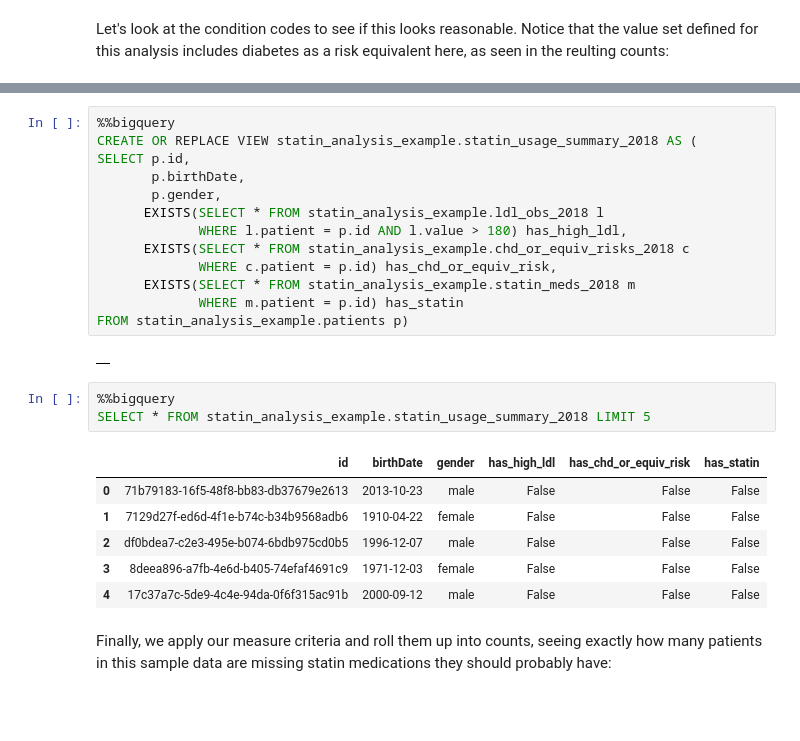
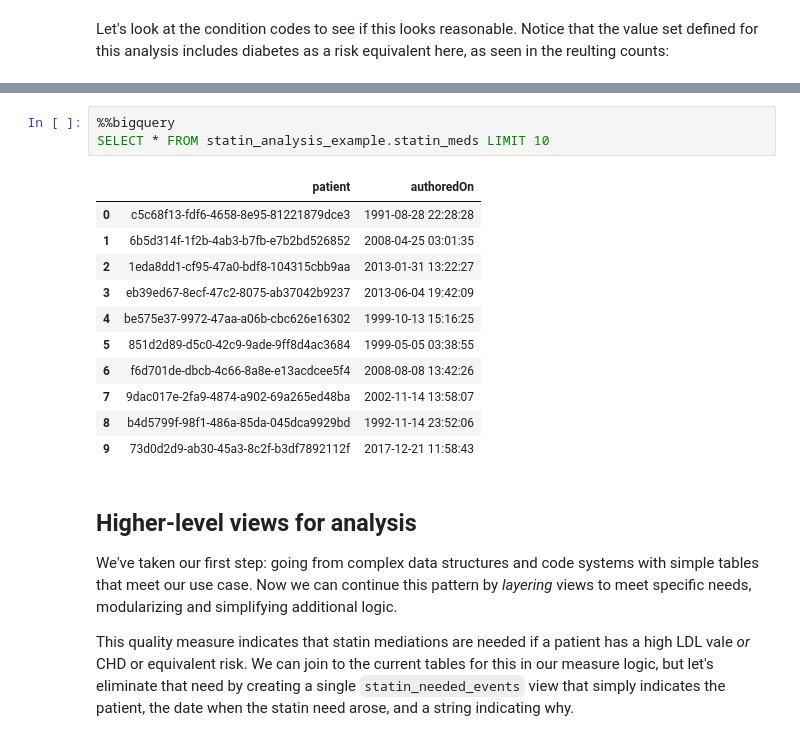
Before and after one commit to google/fhir-py, a Jupyter notebook: examples/statin_analysis_example.ipynb, the cells around one changed output, grey strips where cells are left out. Drawn from its saved outputs; the diff is of its cells as text; blank space fills up the shorter version.

Commit message:
Expand documentation and adopt view and aggregation patterns that are more easily used by analytic tools like Data Studio.
PiperOrigin-RevId: 474440964

```diff
--- a/examples/statin_analysis_example.ipynb
+++ b/examples/statin_analysis_example.ipynb
@@ -347,27 +330,20 @@ This breaks down into a straightforward query with simple EXISTS expressions for
-# %%
-%%bigquery
-CREATE OR REPLACE VIEW statin_analysis_example.statin_usage_summary_2018 AS (
-SELECT p.id,
-       p.birthDate,
-       p.gender,
-      EXISTS(SELECT * FROM statin_analysis_example.ldl_obs_2018 l
-             WHERE l.patient = p.id AND l.value > 180) has_high_ldl,
-      EXISTS(SELECT * FROM statin_analysis_example.chd_or_equiv_risks_2018 c
-             WHERE c.patient = p.id) has_chd_or_equiv_risk,
-      EXISTS(SELECT * FROM statin_analysis_example.statin_meds_2018 m
-             WHERE m.patient = p.id) has_statin
-FROM statin_analysis_example.patients p)
-# %% [output]
-|  |
 # %%
 %%bigquery
-SELECT * FROM statin_analysis_example.statin_usage_summary_2018 LIMIT 5
+SELECT * FROM statin_analysis_example.statin_meds LIMIT 10
 # %% [output]
-|  | id | birthDate | gender | has_high_ldl | has_chd_or_equiv_risk | has_statin |
-| 0 | 71b79183-16f5-48f8-bb83-db37679e2613 | 2013-10-23 | male | False | False | False |
-| 1 | 7129d27f-ed6d-4f1e-b74c-b34b9568adb6 | 1910-04-22 | female | False | False | False |
-| 2 | df0bdea7-c2e3-495e-b074-6bdb975cd0b5 | 1996-12-07 | male | False | False | False |
-| 3 | 8deea896-a7fb-4e6d-b405-74efaf4691c9 | 1971-12-03 | female | False | False | False |
-| 4 | 17c37a7c-5de9-4c4e-94da-0f6f315ac91b | 2000-09-12 | male | False | False | False |
+|  | patient | authoredOn |
+| 0 | c5c68f13-fdf6-4658-8e95-81221879dce3 | 1991-08-28 22:28:28 |
+| 1 | 6b5d314f-1f2b-4ab3-b7fb-e7b2bd526852 | 2008-04-25 03:01:35 |
+| 2 | 1eda8dd1-cf95-47a0-bdf8-104315cbb9aa | 2013-01-31 13:22:27 |
+| 3 | eb39ed67-8ecf-47c2-8075-ab37042b9237 | 2013-06-04 19:42:09 |
+| 4 | be575e37-9972-47aa-a06b-cbc626e16302 | 1999-10-13 15:16:25 |
+| 5 | 851d2d89-d5c0-42c9-9ade-9ff8d4ac3684 | 1999-05-05 03:38:55 |
+| 6 | f6d701de-dbcb-4c66-8a8e-e13acdcee5f4 | 2008-08-08 13:42:26 |
+| 7 | 9dac017e-2fa9-4874-a902-69a265ed48ba | 2002-11-14 13:58:07 |
+| 8 | b4d5799f-98f1-486a-85da-045dca9929bd | 1992-11-14 23:52:06 |
+| 9 | 73d0d2d9-ab30-45a3-8c2f-b3df7892112f | 2017-12-21 11:58:43 |
-# %% [markdown]
-Finally, we apply our measure criteria and roll them up into counts, seeing exactly how many patients in this sample data are missing statin medications they should probably have:
+# %% [markdown]
+## Higher-level views for analysis
+We've taken our first step: going from complex data structures and code systems with simple tables that meet our use case. Now we can continue this pattern by *layering* views to meet specific needs, modularizing and simplifying additional logic.
+
+This quality measure indicates that statin mediations are needed if a patient has a high LDL vale *or* CHD or equivalent risk. We can join to the current tables for this in our measure logic, but let's eliminate that need by creating a single `statin_needed_events` view that simply indicates the patient, the date when the statin need arose, and a string indicating why.
```
Also changed, not shown: parts of 40 cells of this notebook.
